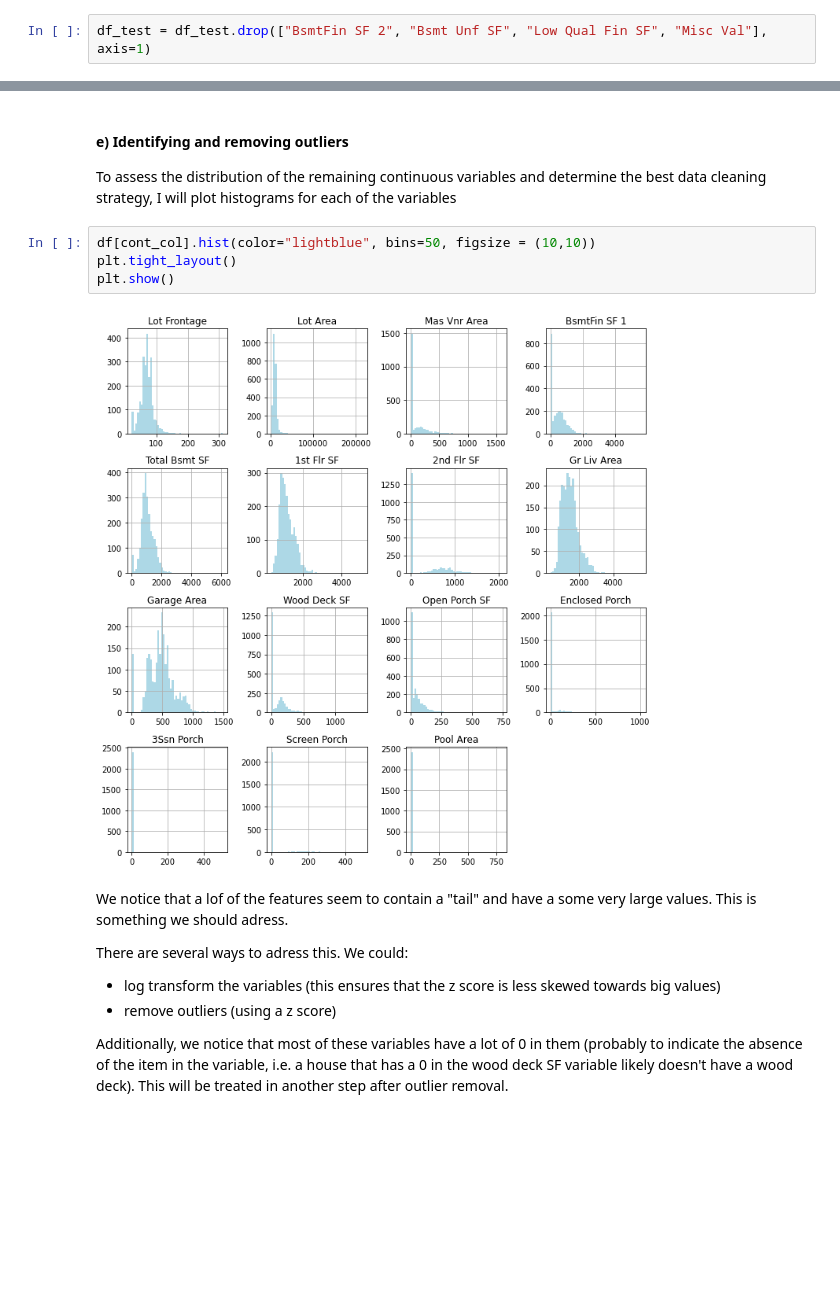
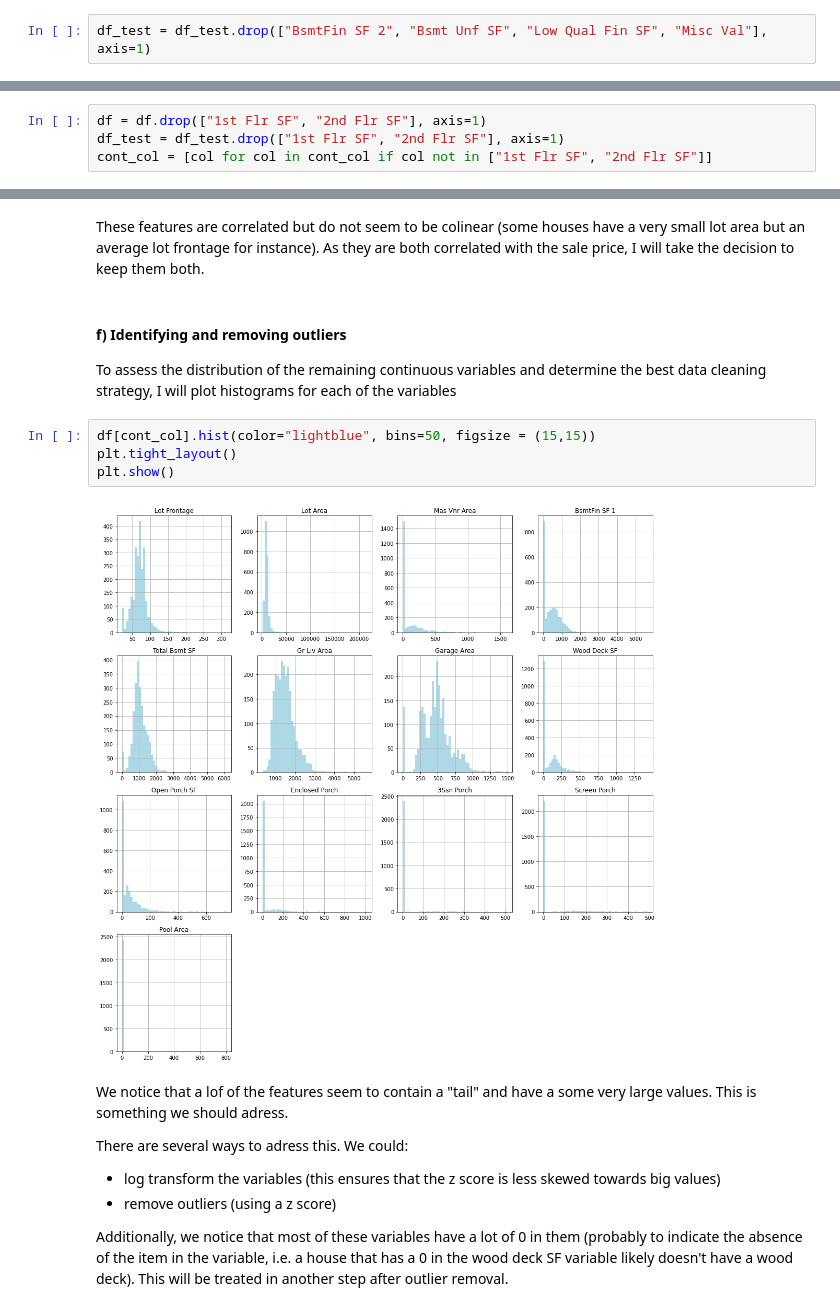
Before and after one commit to OphelieRutschmann/COS_machine_learning, a Jupyter notebook: 03_Machine_Learning_1_Project/01_EDA_dataCleaning.ipynb, the cells around one changed output, grey strips where cells are left out. Cells and saved outputs as stored; diff of their text form; blank space fills up the shorter version.

```diff
--- a/03_Machine_Learning_1_Project/01_EDA_dataCleaning.ipynb
+++ b/03_Machine_Learning_1_Project/01_EDA_dataCleaning.ipynb
@@ -593,0 +633,4 @@ df_test = df_test.drop(["BsmtFin SF 2", "Bsmt Unf SF", "Low Qual Fin SF", "Misc
+# %%
+df = df.drop(["1st Flr SF", "2nd Flr SF"], axis=1)
+df_test = df_test.drop(["1st Flr SF", "2nd Flr SF"], axis=1)
+cont_col = [col for col in cont_col if col not in ["1st Flr SF", "2nd Flr SF"]]
@@ -594,13 +650,15 @@ df_test = df_test.drop(["BsmtFin SF 2", "Bsmt Unf SF", "Low Qual Fin SF", "Misc
+# %% [markdown]
+These features are correlated but do not seem to be colinear (some houses have a very small lot area but an average lot frontage for instance). As they are both correlated with the sale price, I will take the decision to keep them both.
 # %% [markdown]
-#### **e) Identifying and removing outliers**
+#### **f) Identifying and removing outliers**
 
 To assess the distribution of the remaining continuous variables and determine the best data cleaning strategy, I will plot histograms for each of the variables
 # %%
-df[cont_col].hist(color="lightblue", bins=50, figsize = (10,10))
+df[cont_col].hist(color="lightblue", bins=50, figsize = (15,15))
 plt.tight_layout()
 plt.show()
 # %% [output]
-[figure, old version]
+[figure, new version]
 # %% [markdown]
 We notice that a lof of the features seem to contain a "tail" and have a some very large values. This is something we should adress.
 
```
Also changed, not shown: parts of 82 cells of this notebook, 3 other files.
